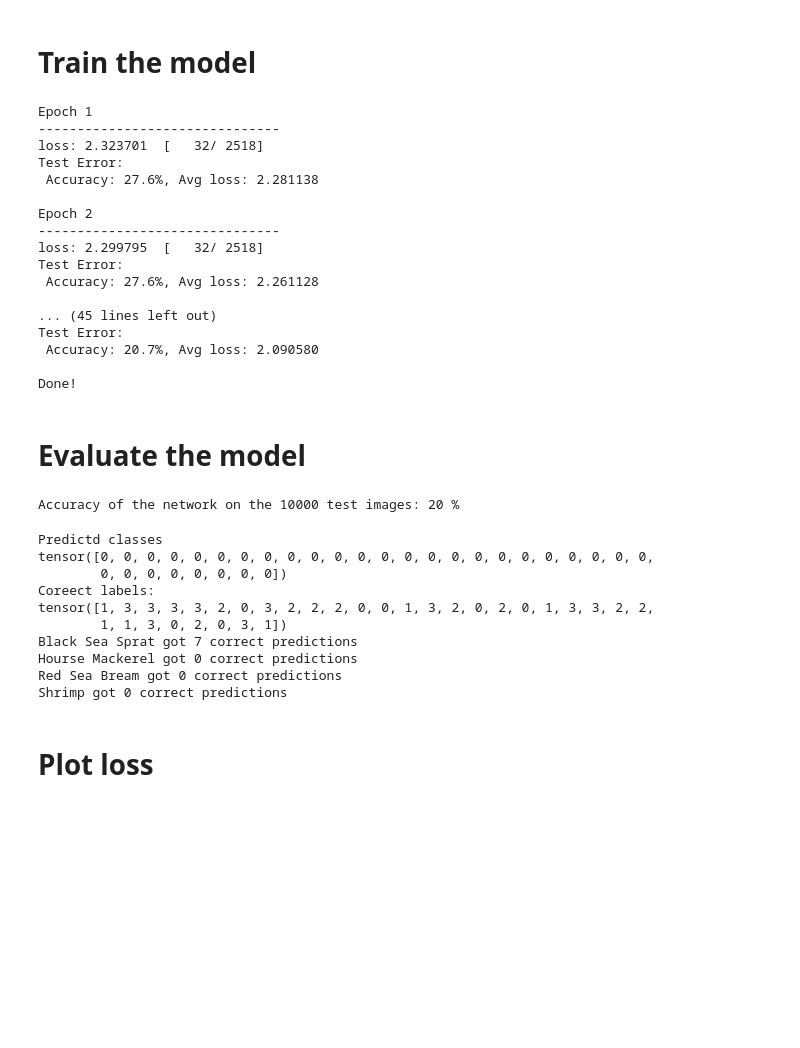
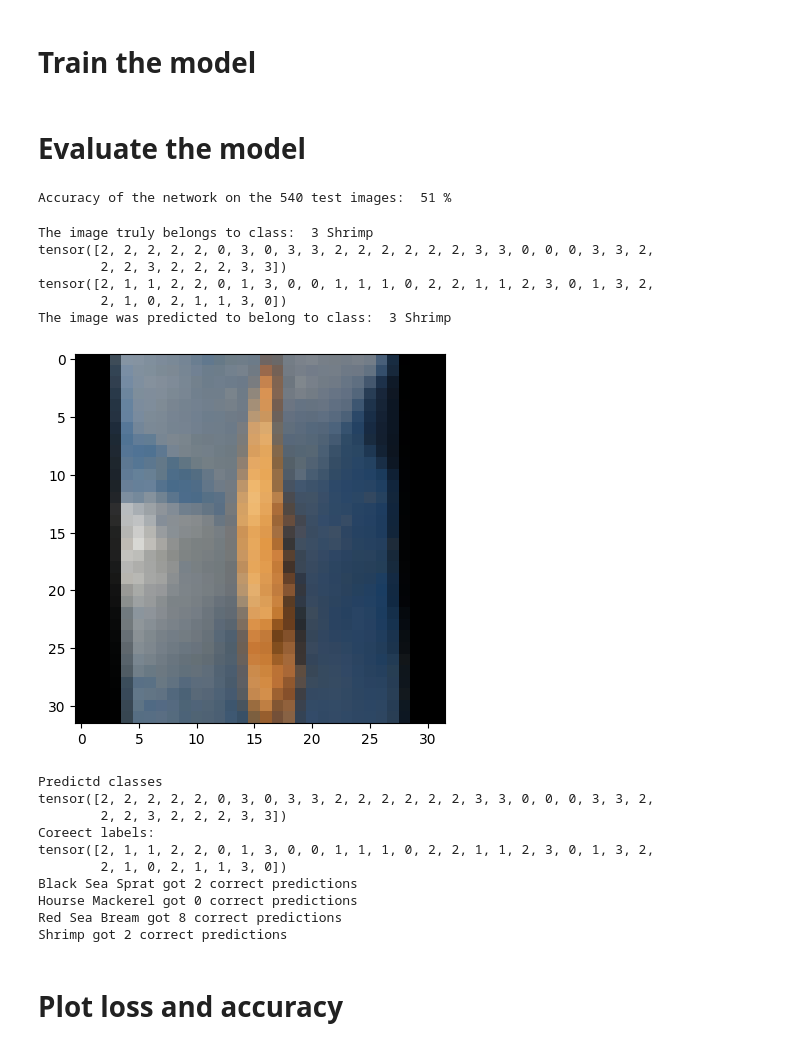
Before and after one commit to ingvildrh/Master2023, a Jupyter notebook: test.ipynb, the cells around one changed output. Drawn from its saved outputs; the diff is of its cells as text; code cells hidden in the pictures; blank space fills up the shorter version.

```diff
--- a/test.ipynb
+++ b/test.ipynb
@@ -145,36 +145,19 @@ loss_fn = nn.CrossEntropyLoss()
 optimizer = torch.optim.SGD(model.parameters(), lr=0.001)
 
 loss_vals = []
+accuracy_vals = []
 for t in range(epochs):
     epoch_loss = []
     print(f"Epoch {t+1}\n-------------------------------")
     loss_vals = train_loop(train_loader, model, loss_fn, optimizer, epoch_loss, loss_vals)
-    test_loop(test_loader, model, loss_fn)
+    validation_accuracy_vals = test_loop(val_loader, model, loss_fn, accuracy_vals)
 print("Done!")
-# %% [output]
-Epoch 1
--------------------------------
-loss: 2.323701  [   32/ 2518]
-Test Error:
- Accuracy: 27.6%, Avg loss: 2.281138
-
-Epoch 2
--------------------------------
-loss: 2.299795  [   32/ 2518]
-Test Error:
- Accuracy: 27.6%, Avg loss: 2.261128
-
-... (45 lines left out)
-Test Error:
- Accuracy: 20.7%, Avg loss: 2.090580
-
-Done!
 # %% [markdown]
 # Evaluate the model
 # %%
 import torchvision
 
-def evaluate_accuracy(test_loader, model):
+def evaluate_accuracy(test_loader, test_data, model):
     correct = 0
     total = 0
 
@@ -189,45 +172,53 @@ def evaluate_accuracy(test_loader, model):
                 total += labels.size(0)
                 correct += (predicted == labels).sum().item()
 
-    print(f'Accuracy of the network on the 10000 test images: {100 * correct // total} %')
+    print(f'Accuracy of the network on the', len(test_data), 'test images: ', 100 * correct // total, '%')
 
-evaluate_accuracy(test_loader, model)
+evaluate_accuracy(val_loader, val_data, model)
 # %% [output]
-Accuracy of the network on the 10000 test images: 20 %
+Accuracy of the network on the 540 test images:  51 %
 # %%
 #show_image(test_data, 0)
 #image, label = test_data[0]
 
 def test_single_image(test_loader, model, idx):
     with torch.no_grad():
         data1 = next(iter(test_loader))  # get the first data item from the dataloader
         data2 = next(iter(test_loader)) #theese batches produces same output, check it out!!!!! Det har noe med shuffle å gjøre!
 
         images, labels = data1
 
         #Get a image for testing, choosing the first one
         first_image = images[idx]
         first_label = labels[idx]
 
         #Show first image
         plt.imshow(first_image.permute(1,2,0), cmap='gray')
 
         #Printing the real class
         print("The image truly belongs to class: ", first_label.item(), classes[first_label.item()])
 
         #Get predictions as a list for all the images in the dataloader
         outputs = model(images)
 
     _, predicted = torch.max(outputs.data, 1)
 
     #Print the predicted classes for the batch we predicted
     print(predicted)
     print(labels)
 
     #Print the predicted class for the image we showed
     print("The image was predicted to belong to class: ", predicted[idx].item(), classes[predicted[idx].item()])
 
-test_single_image(test_loader, model, 30)
+test_single_image(val_loader, model, 30)
+# %% [output]
+The image truly belongs to class:  3 Shrimp
+tensor([2, 2, 2, 2, 2, 0, 3, 0, 3, 3, 2, 2, 2, 2, 2, 2, 3, 3, 0, 0, 0, 3, 3, 2,
+        2, 2, 3, 2, 2, 2, 3, 3])
+tensor([2, 1, 1, 2, 2, 0, 1, 3, 0, 0, 1, 1, 1, 0, 2, 2, 1, 1, 2, 3, 0, 1, 3, 2,
+        2, 1, 0, 2, 1, 1, 3, 0])
+The image was predicted to belong to class:  3 Shrimp
+[figure, added]
 # %%
 def classes_hit(test_loader, model, num_classes):
     with torch.no_grad():
@@ -273,17 +264,17 @@ def classes_hit(test_loader, model, num_classes):
     for c in range(num_classes):
         print(classes[c], "got", correct[c], "correct predictions")
 
-classes_hit(test_loader, model, 4)
+classes_hit(val_loader, model, 4)
 # %% [output]
 Predictd classes
-tensor([0, 0, 0, 0, 0, 0, 0, 0, 0, 0, 0, 0, 0, 0, 0, 0, 0, 0, 0, 0, 0, 0, 0, 0,
-        0, 0, 0, 0, 0, 0, 0, 0])
+tensor([2, 2, 2, 2, 2, 0, 3, 0, 3, 3, 2, 2, 2, 2, 2, 2, 3, 3, 0, 0, 0, 3, 3, 2,
+        2, 2, 3, 2, 2, 2, 3, 3])
 Coreect labels:
-tensor([1, 3, 3, 3, 3, 2, 0, 3, 2, 2, 2, 0, 0, 1, 3, 2, 0, 2, 0, 1, 3, 3, 2, 2,
-        1, 1, 3, 0, 2, 0, 3, 1])
-Black Sea Sprat got 7 correct predictions
+tensor([2, 1, 1, 2, 2, 0, 1, 3, 0, 0, 1, 1, 1, 0, 2, 2, 1, 1, 2, 3, 0, 1, 3, 2,
+        2, 1, 0, 2, 1, 1, 3, 0])
+Black Sea Sprat got 2 correct predictions
 Hourse Mackerel got 0 correct predictions
-Red Sea Bream got 0 correct predictions
-Shrimp got 0 correct predictions
+Red Sea Bream got 8 correct predictions
+Shrimp got 2 correct predictions
 # %% [markdown]
-# Plot loss
+# Plot loss and accuracy
```
Also changed, not shown: parts of 4 cells of this notebook.
